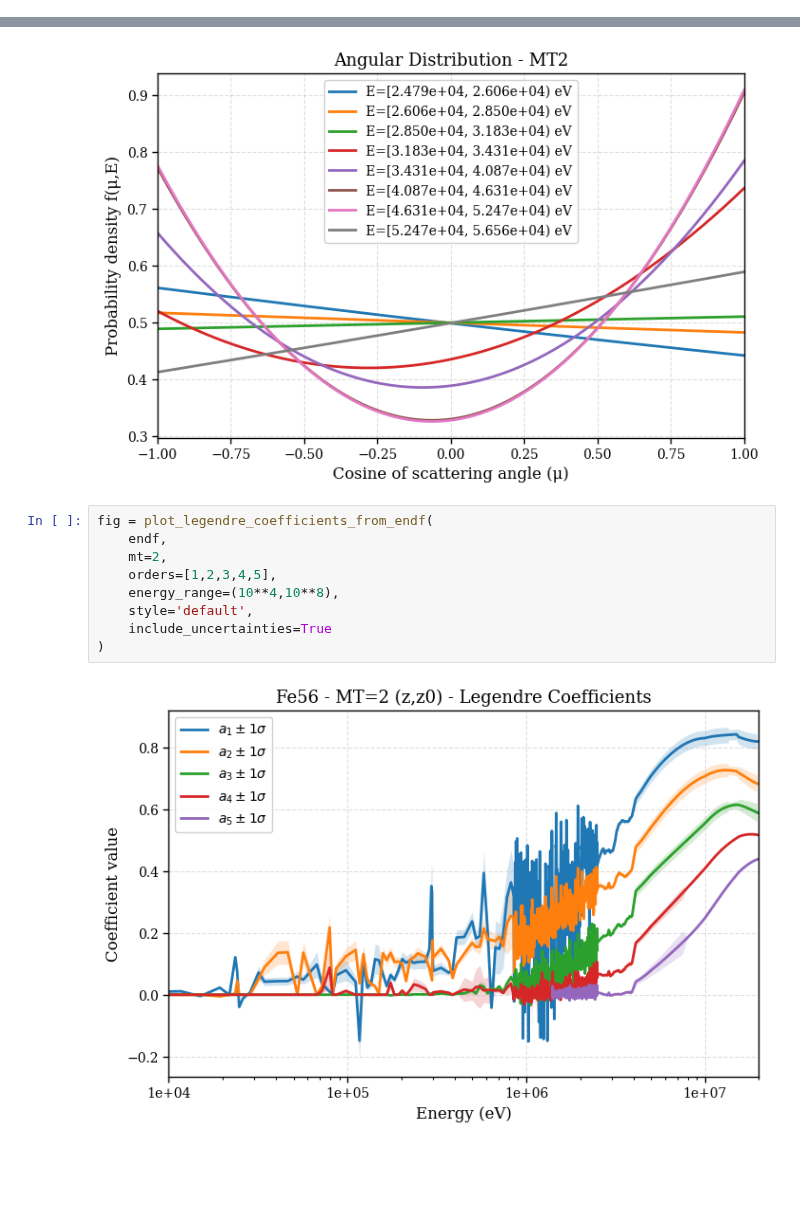
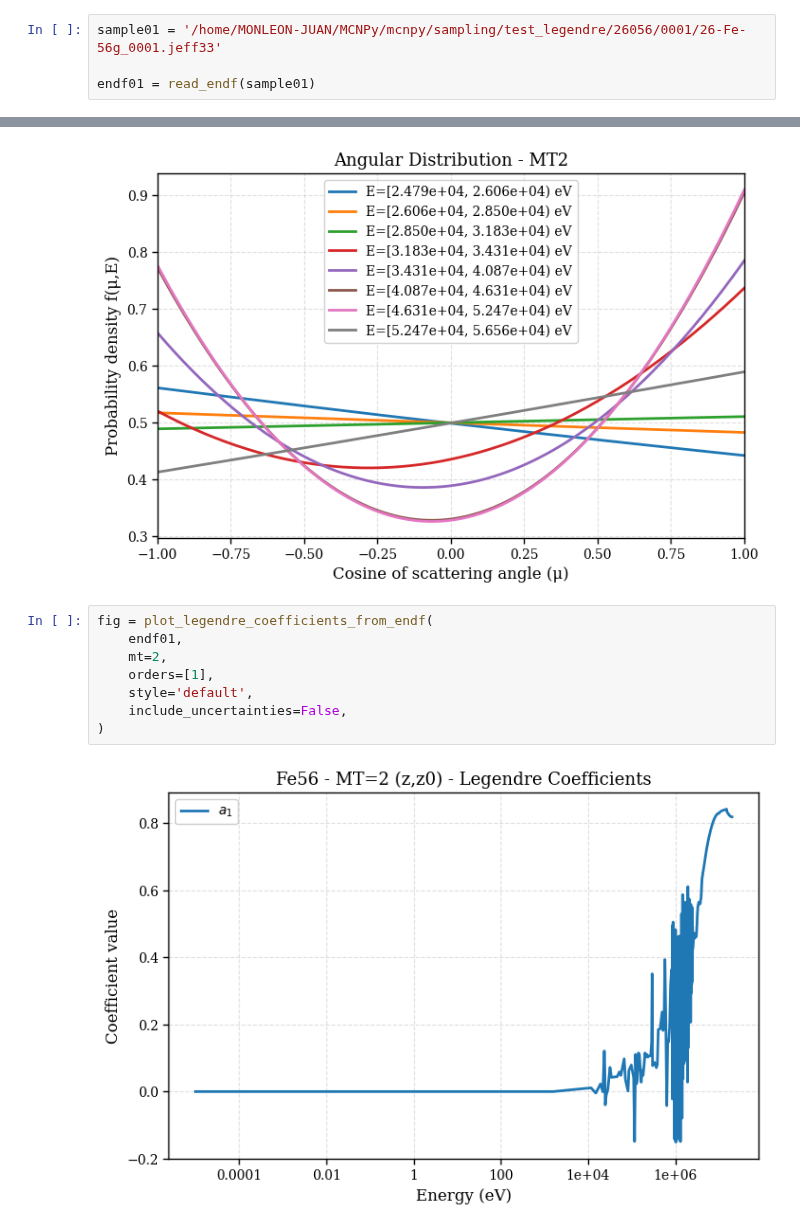
Before and after one commit to monleon96/kika, a Jupyter notebook: mcnpy/endf/classes/mf4/test_plot.ipynb, the cells around one changed output, grey strips where cells are left out. Saved outputs shown, nothing was run; the diff lists cells and outputs as text; blank space fills up the shorter version.

```diff
--- a/mcnpy/endf/classes/mf4/test_plot.ipynb
+++ b/mcnpy/endf/classes/mf4/test_plot.ipynb
@@ -12,3 +12,7 @@ modules = [
 configure_endf_debug_logging(enable=True, level=logging.DEBUG, modules=modules)
 # %% [output]
 <RootLogger root (WARNING)>
+# %%
+sample01 = '/home/MONLEON-JUAN/MCNPy/mcnpy/sampling/test_legendre/26056/0001/26-Fe-56g_0001.jeff33'
+
+endf01 = read_endf(sample01)
@@ -60,12 +113,11 @@ plot_angular_distribution(mf4mt2, energy_indices=(8,15), data_type='legendre', s
 [figure]
 # %%
 fig = plot_legendre_coefficients_from_endf(
-    endf,
+    endf01,
     mt=2,
-    orders=[1,2,3,4,5],
-    energy_range=(10**4,10**8),
+    orders=[1],
     style='default',
-    include_uncertainties=True
+    include_uncertainties=False,
 )
 # %% [output]
-[figure, old version]
+[figure, new version]
```
Also changed, not shown: parts of 10 cells of this notebook, 21 other files.
